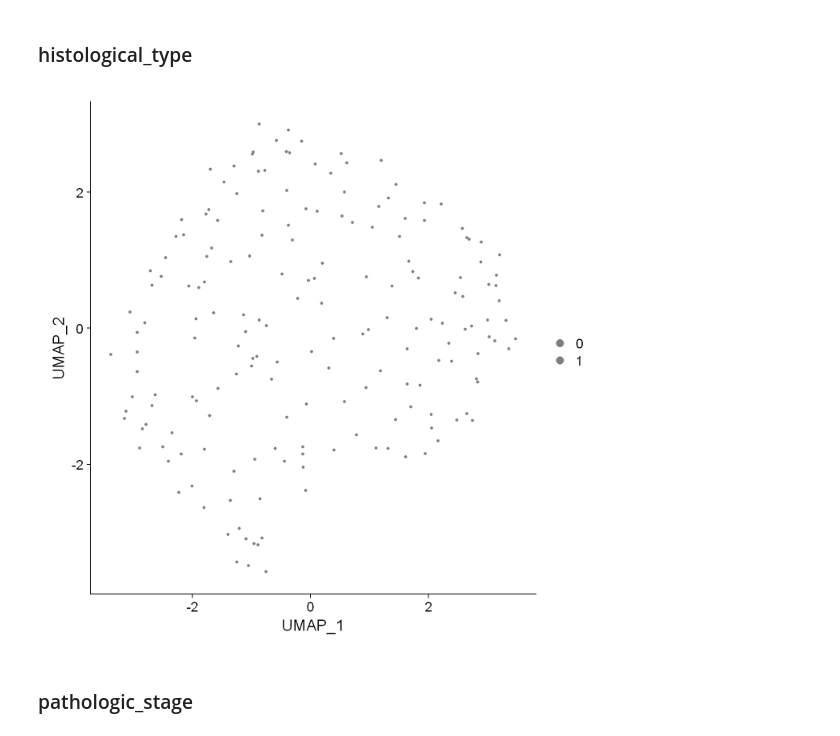
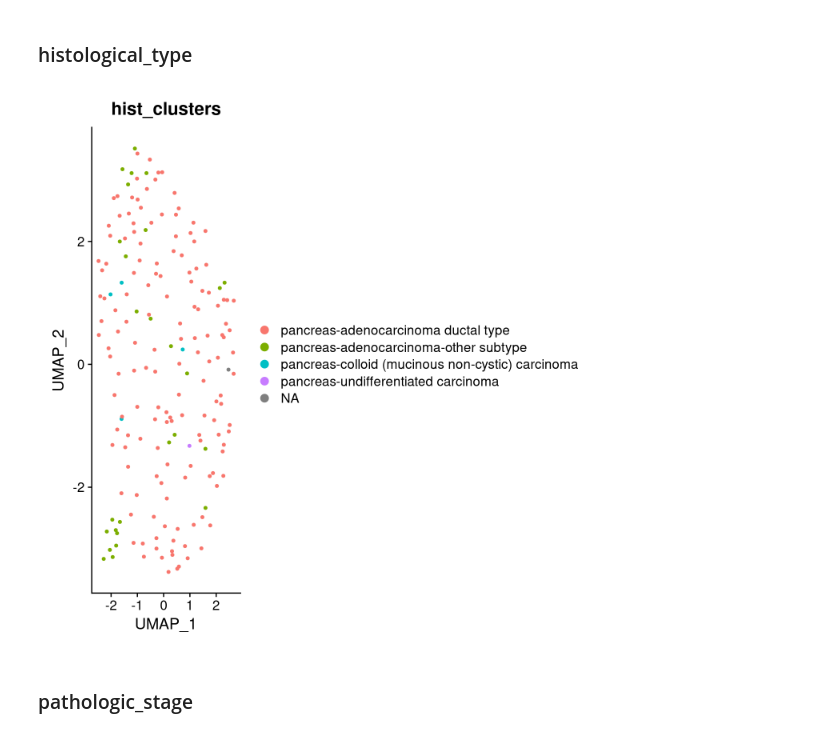
Before and after one commit to markmartorilopez/BigDataAnalytics_R, a Jupyter notebook: BigDataAnalytics_Project2021.ipynb, the cells around one changed output. Saved outputs shown, nothing was run; the diff lists cells and outputs as text; code cells hidden in the pictures.

Commit message:
added umap plots grouped by metadata variables

```diff
--- a/BigDataAnalytics_Project2021.ipynb
+++ b/BigDataAnalytics_Project2021.ipynb
@@ -708,11 +714,16 @@ VlnPlot(object = pbmc, features =c("ADCY1", "ATP8A2", "P2RX5", "PEG3", "GPX3"))
 ## Color by metadata
 # %% [markdown]
 ### histological_type
+# %%
+hist_clusters <- as.factor(t_patient_data$histological_type)
+pbmc <- AddMetaData(pbmc, hist_clusters, col.name="hist_clusters")
+# %%
+DimPlot(pbmc, reduction = "umap", group.by = "hist_clusters")
+# %% [output]
+[figure, added]
 # %%
-pbmc <- RunUMAP(pbmc, reduction = "pca", dims = 1:20)
-pbmc$seurat_clusters <- as.factor(t_patient_data$histological_type)
-DimPlot(pbmc, reduction = "umap", group.by = pbmc$seurat_clusters)
+#pbmc <- RunUMAP(pbmc, reduction = "pca", dims = 1:20)
+#pbmc$seurat_clusters <- as.factor(t_patient_data$histological_type)
+#DimPlot(pbmc, reduction = "umap", group.by = pbmc$seurat_clusters)
-# %% [output]
-[figure, removed]
 # %% [markdown]
 ### pathologic_stage
```
Also changed, not shown: parts of 13 cells of this notebook.
